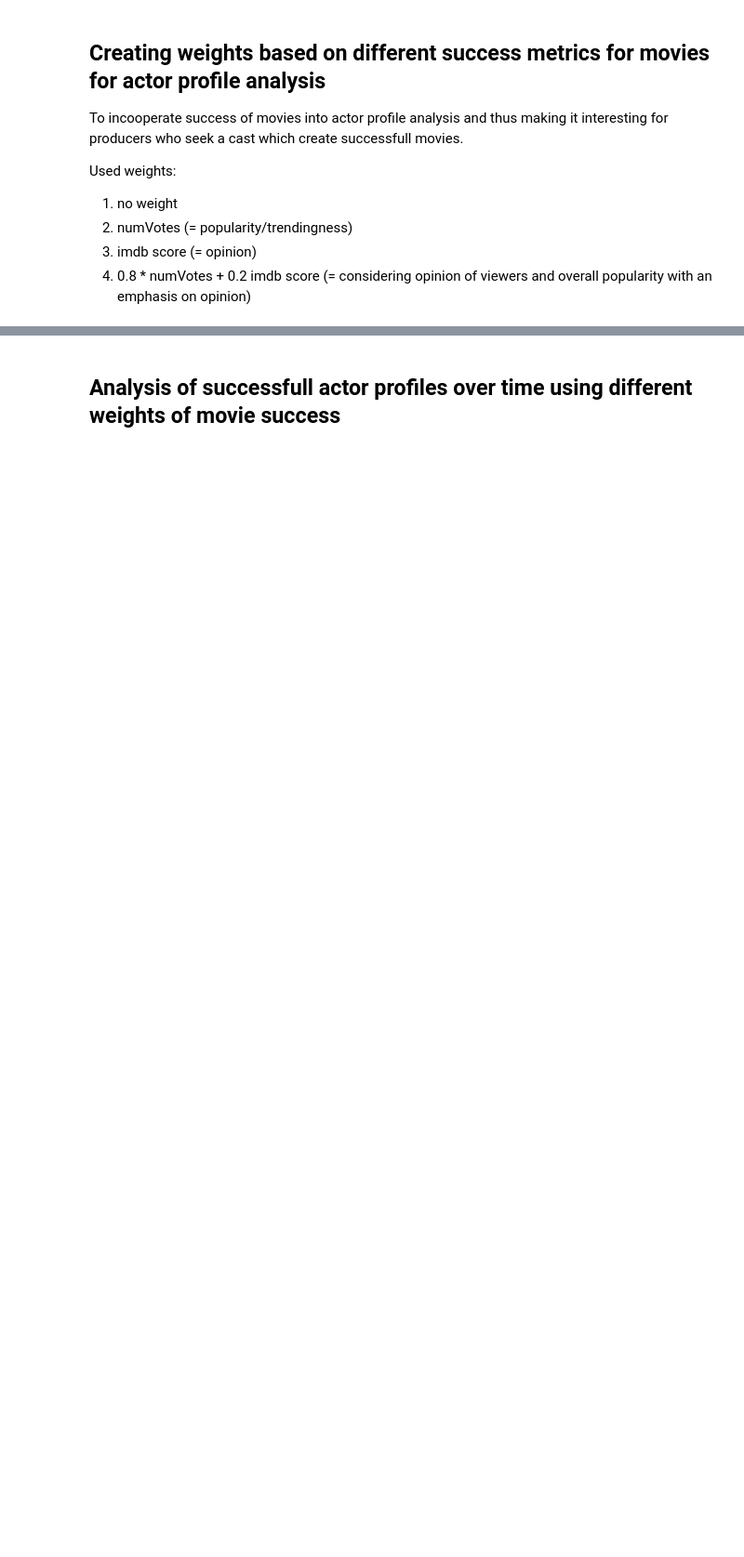
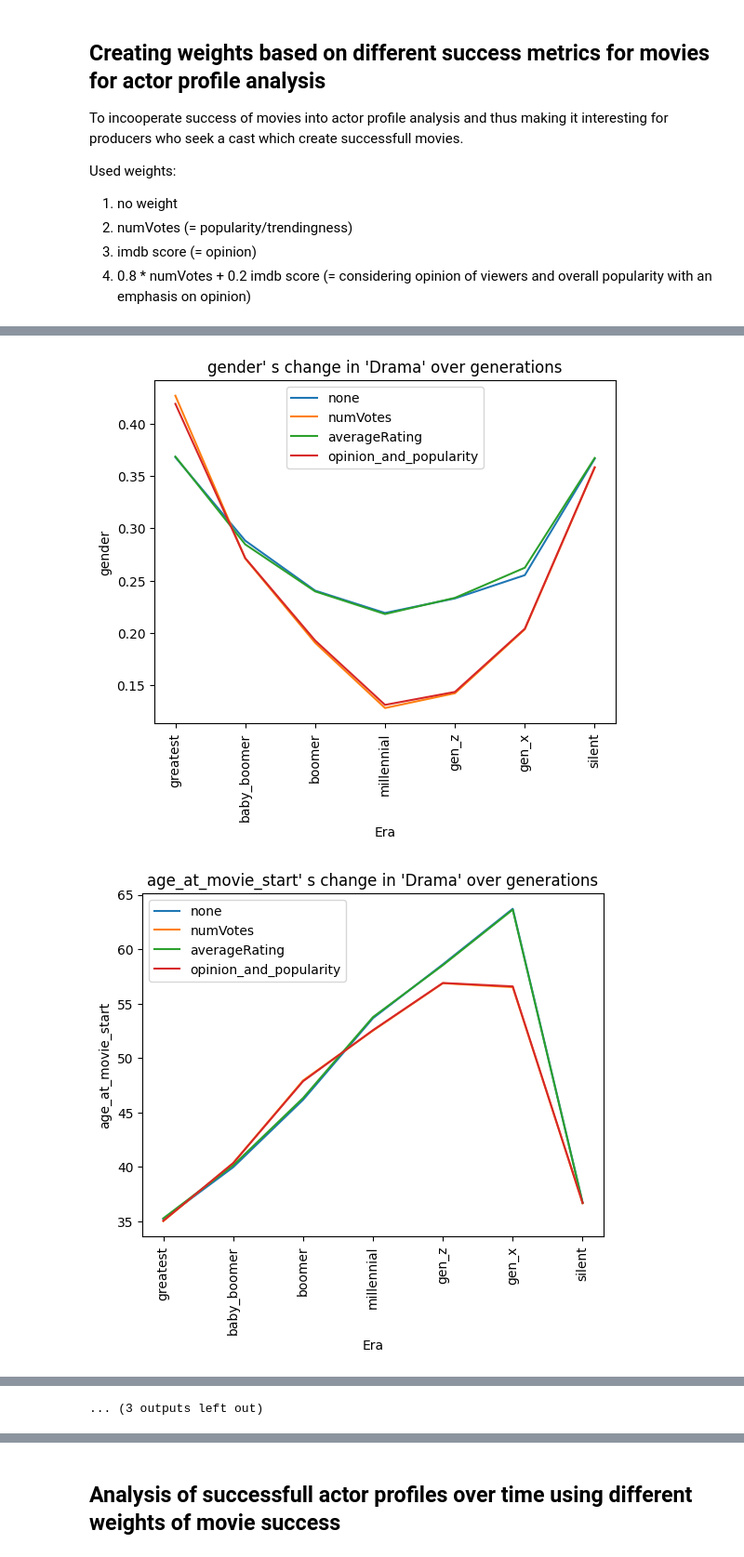
Before and after one commit to epfl-ada/ada-2022-project-jash, a Jupyter notebook: analysis_overtime.ipynb, the cells around one changed output, grey strips where cells are left out. Shown at 93% size. Cells and saved outputs as stored; diff of their text form; code cells hidden in the pictures; blank space fills up the shorter version.

```diff
--- a/analysis_overtime.ipynb
+++ b/analysis_overtime.ipynb
@@ -56,4 +142,4 @@ Used weights:
 4. 0.8 * numVotes + 0.2 imdb score (= considering opinion of viewers and overall popularity with an emphasis on opinion)
 # %%
 # creating a column for "opinion and popularity" success metric
-movie_actor_combi["opinion_and_success"] = 0.8 * movie_actor_combi["averageRating"] + 0.2 * movie_actor_combi["numVotes"]
+selected_movie_actor_combi["opinion_and_popularity"] = 0.8 * selected_movie_actor_combi["averageRating"] + 0.2 * selected_movie_actor_combi["numVotes"]
@@ -60,4 +151,0 @@ movie_actor_combi["opinion_and_success"] = 0.8 * movie_actor_combi["averageRatin
-# %%
-# function for creating weighted average
-def weighted_average(df, values, weights):
-    return sum(df[weights] * df[values]) / df[weights].sum()
@@ -63,0 +154,40 @@ def weighted_average(df, values, weights):
+# %%
+selected_features = ["gender", "age_at_movie_start", "exp_so_far"]
+# %%
+# analyse selected features of actors in selected genres over generations (using average)
+# TODO make subplot of actor features over generations for each selected genre
+
+# helper variables and functions
+weights = ["none", "numVotes", "averageRating", "opinion_and_popularity"]
+
+def weighted_average(x, values, weights):
+    return sum(x[weights] * x[values]) / x[weights].sum()
+
+# analyse for each selected genre
+for genre in selected_genres:
+
+    # filter for genre in selected genres
+    movie_actor_combi_filtered_by_genre = selected_movie_actor_combi[selected_movie_actor_combi[genre] == 1]
+
+    # run feature analysis over generation for genre
+    for feature in selected_features:
+
+        # analyse using different weights
+        for weight in weights:
+            if "none" == weight:
+                avg_movie_actor_combi_per_generation = movie_actor_combi_filtered_by_genre.groupby("generation").mean().reset_index()
+            else:
+                avg_movie_actor_combi_per_generation = movie_actor_combi_filtered_by_genre.groupby("generation").apply(lambda x : weighted_average(x, feature, weight)).to_frame(name=feature).reset_index()
+
+            avg_movie_actor_combi_per_generation = sortByGeneration(avg_movie_actor_combi_per_generation)
+            plt.plot(avg_movie_actor_combi_per_generation["generation"], avg_movie_actor_combi_per_generation[feature], label=weight)
+
+        plt.title(feature+"' s change in '"+genre+"' over generations")
+        plt.ylabel(feature)
+        plt.xlabel("Era")
+        plt.xticks(rotation=90)
+        plt.legend()
+        plt.show()
+# %% [output]
+[figure, added]
+[figure, added]
@@ -63,0 +204 @@ def weighted_average(df, values, weights):
+... (3 outputs left out)
```
Also changed, not shown: parts of 15 cells of this notebook, 2 other files.
